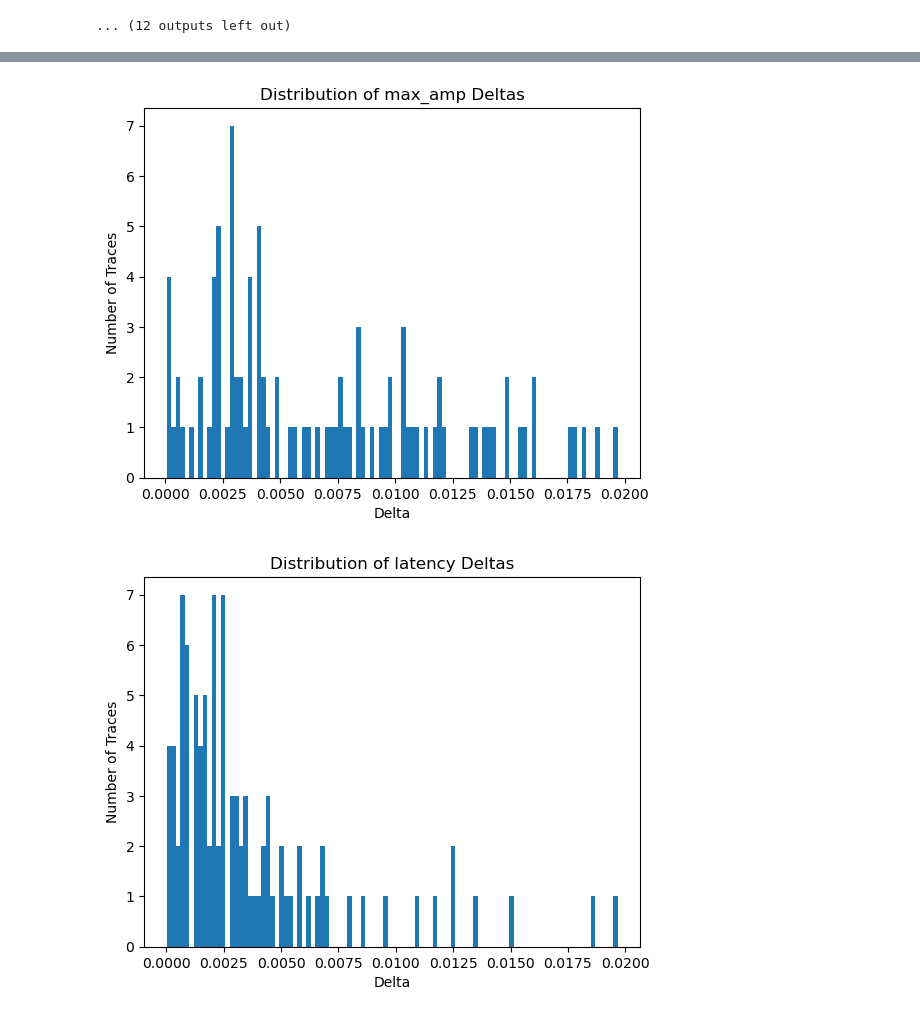
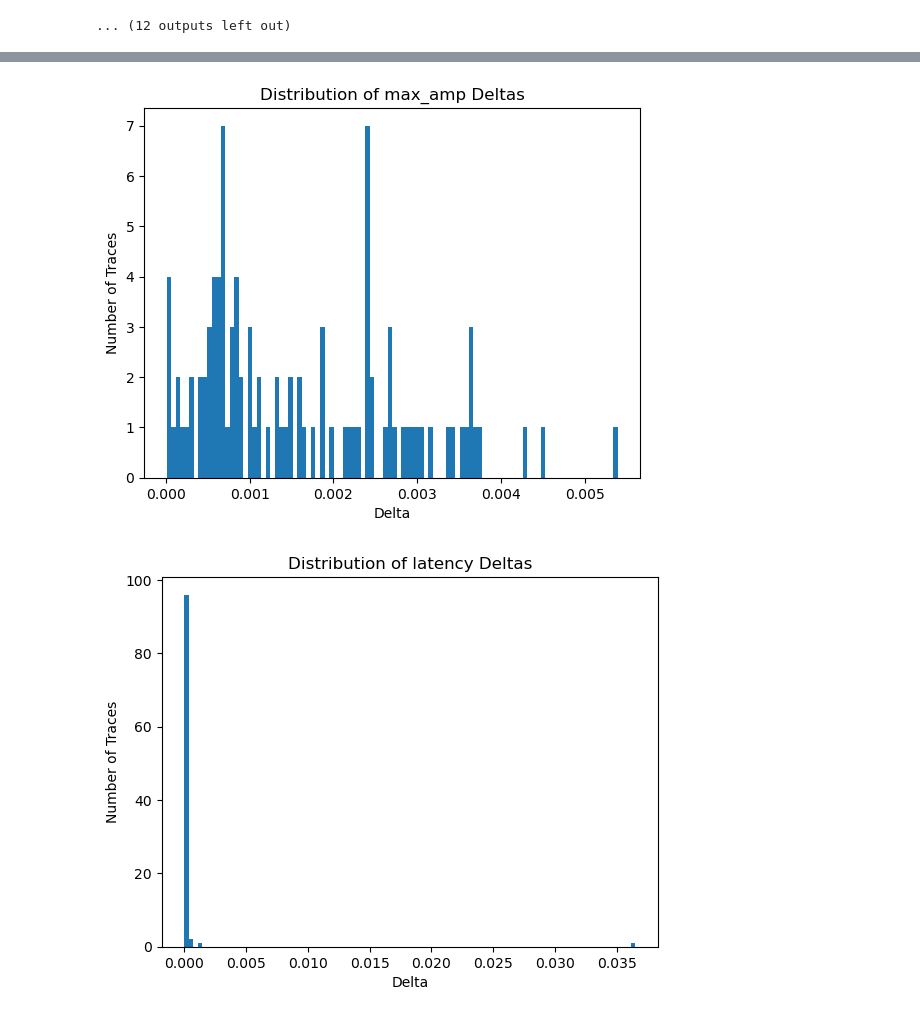
Before and after one commit to TianchengXu0420/ZDA_Adventure, a Jupyter notebook: unit_test.ipynb, the cells around one changed output, grey strips where cells are left out. Cells and saved outputs as stored; diff of their text form; code cells hidden in the pictures.

```diff
--- a/unit_test.ipynb
+++ b/unit_test.ipynb
@@ -437,33 +437,38 @@ OK
 # %%
 # for traces_2 bulk tests, plot the number of traces for each delta between expected and measured values
 import matplotlib.pyplot as plt
 
 
-for measurement_type in ['max_amp', 'latency', 'max_amp_latency', 'half_width']:
+for measurement_type in ['max_amp', 'latency', 'max_amp_latency', 'half_width', 'sd', 'snr']:
     deltas = []
     for i, trace in enumerate(traces_2):
         tp = TraceProperties(trace, startPt, numPt, 0.5)
         if measurement_type == 'max_amp':
             measured_value = tp.get_max_amp()
             expected_value = max_amp_expected_2[i]
         elif measurement_type == 'latency':
             measured_value = tp.get_half_amp_latency()
             expected_value = latency_expected_2[i]
         elif measurement_type == 'max_amp_latency':
             measured_value = tp.get_max_amp_latency()
             expected_value = max_amp_latency_expected_2[i]
         elif measurement_type == 'half_width':
             measured_value = tp.get_half_width()
             expected_value = halfwidth_expected_2[i]
-        delta = np.abs(measured_value - expected_value)
-        if delta < delta_precision:
-            deltas.append(delta)
+        elif measurement_type == 'sd':
+            measured_value = tp.get_SD()
+            expected_value = snr_expected_2[i]
+        elif measurement_type == 'snr':
+            measured_value = tp.get_SNR()
+            expected_value = snr_expected_2[i]
+        delta = np.abs((measured_value - expected_value) / measured_value)
+        deltas.append(delta)
     plt.hist(deltas, bins=100)
     plt.xlabel('Delta')
     plt.ylabel('Number of Traces')
     plt.title(f'Distribution of {measurement_type} Deltas')
     plt.show()
 # %% [output]
-[figure, old version]
+[figure, new version]
-[figure, old version]
+[figure, new version]
 [figure]
```
Also changed, not shown: parts of 2 cells of this notebook, 1 other file.
